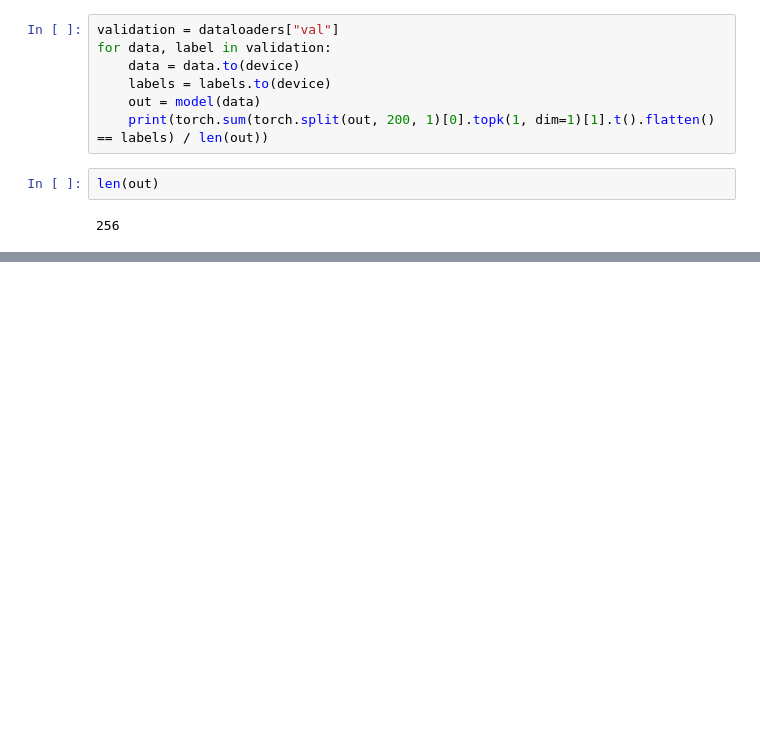
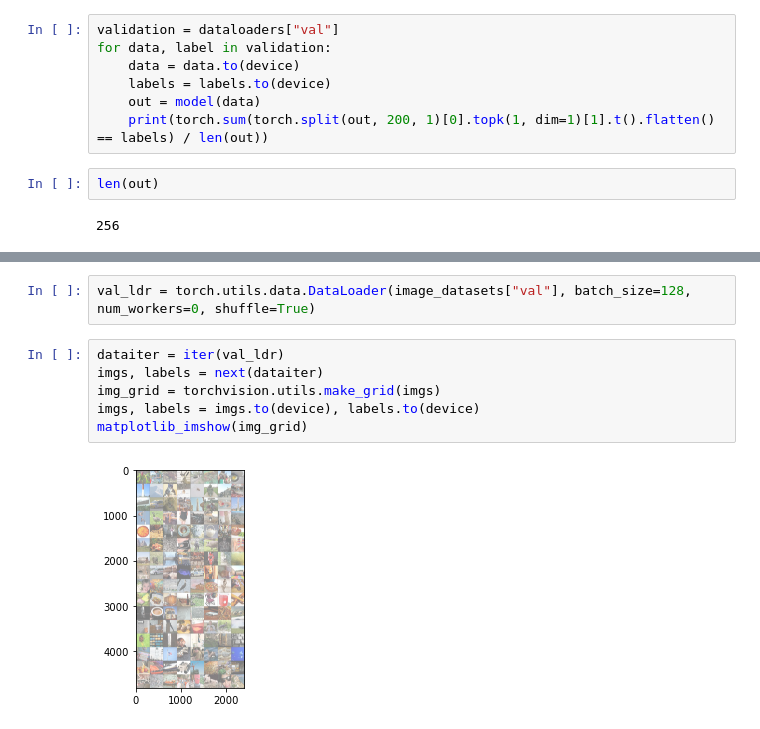
Before and after one commit to g-peery/stability-training, a Jupyter notebook: Model.ipynb, the cells around one changed output, grey strips where cells are left out. Cells and saved outputs as stored; diff of their text form; blank space fills up the shorter version.

```diff
--- a/Model.ipynb
+++ b/Model.ipynb
@@ -207,0 +236,10 @@ len(out)
+# %%
+val_ldr = torch.utils.data.DataLoader(image_datasets["val"], batch_size=128, num_workers=0, shuffle=True)
+# %%
+dataiter = iter(val_ldr)
+imgs, labels = next(dataiter)
+img_grid = torchvision.utils.make_grid(imgs)
+imgs, labels = imgs.to(device), labels.to(device)
+matplotlib_imshow(img_grid)
+# %% [output]
+[figure, added]
```
Also changed, not shown: parts of 6 cells of this notebook.
